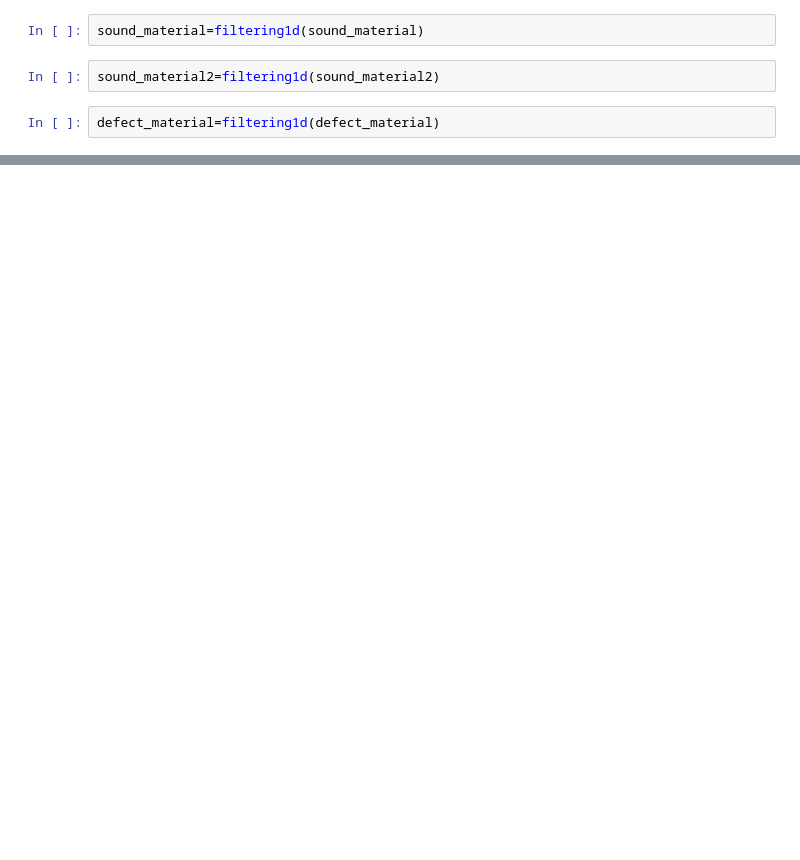
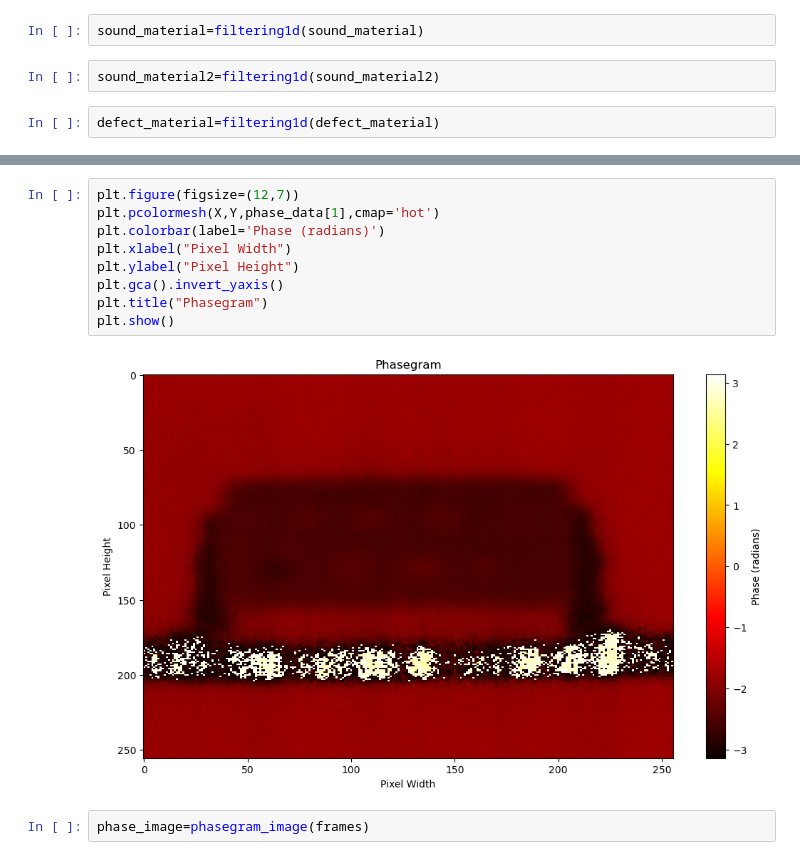
Before and after one commit to konrad-jaworski/Thermal_camera_KAUST, a Jupyter notebook: Thermal_sequence_analysis_MK1.ipynb, the cells around one changed output, grey strips where cells are left out. Cells and saved outputs as stored; diff of their text form; blank space fills up the shorter version.

```diff
--- a/Thermal_sequence_analysis_MK1.ipynb
+++ b/Thermal_sequence_analysis_MK1.ipynb
@@ -101,0 +190,13 @@ plt.show()
+# %%
+plt.figure(figsize=(12,7))
+plt.pcolormesh(X,Y,phase_data[1],cmap='hot')
+plt.colorbar(label='Phase (radians)')
+plt.xlabel("Pixel Width")
+plt.ylabel("Pixel Height")
+plt.gca().invert_yaxis()
+plt.title("Phasegram")
+plt.show()
+# %% [output]
+[figure, added]
+# %%
+phase_image=phasegram_image(frames)
```
Also changed, not shown: parts of 26 cells of this notebook, 2 other files.
